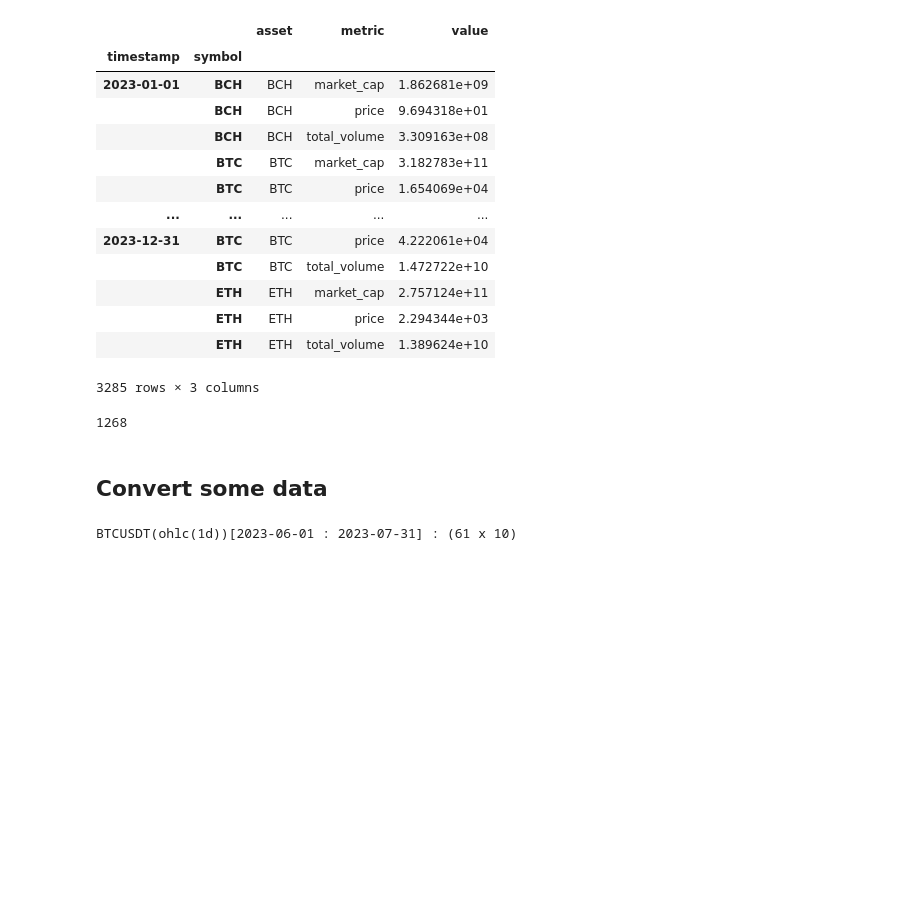
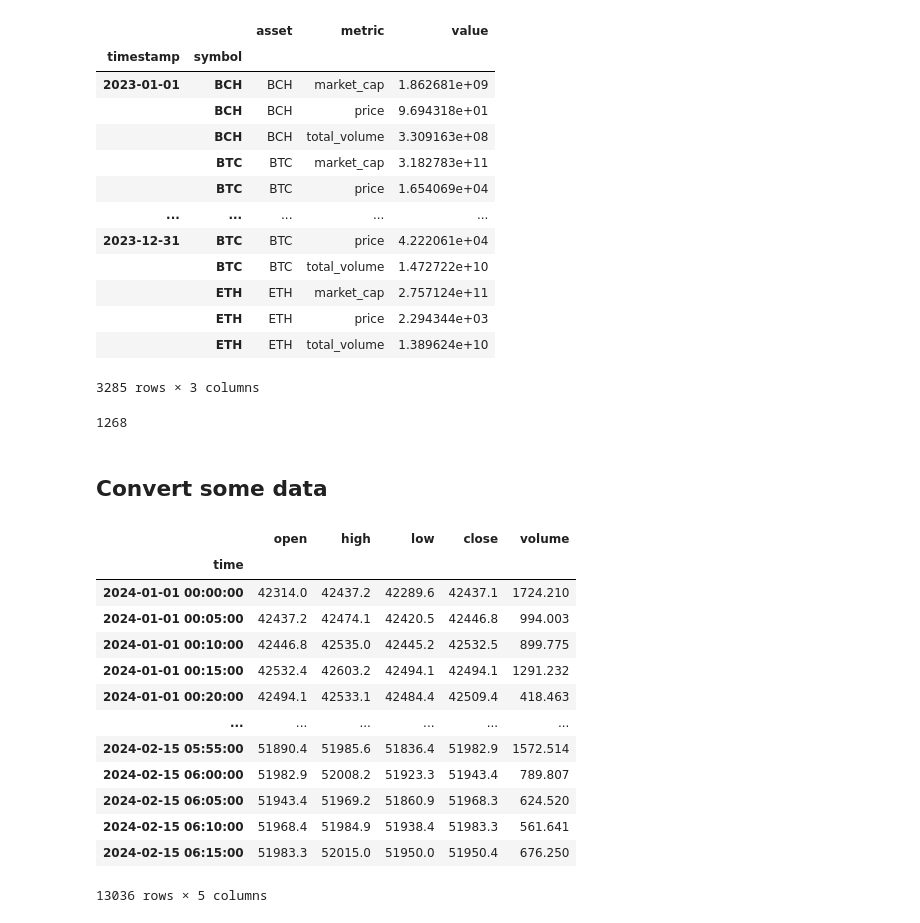
Before and after one commit to xLydianSoftware/Qubx, a Jupyter notebook: experiments/simulator/10.0 Simulator And Storage.ipynb, the cells around one changed output. Drawn from its saved outputs; the diff is of its cells as text; code cells hidden in the pictures; blank space fills up the shorter version.

Commit message:
wip: simulator tests (1'st stage) fixed

```diff
--- a/experiments/simulator/10.0 Simulator And Storage.ipynb
+++ b/experiments/simulator/10.0 Simulator And Storage.ipynb
@@ -487,10 +487,25 @@ from qubx.pandaz.utils import ohlc_resample
 # %%
 r0 = StorageRegistry.get("csv::../../tests/data/storages/csv").get_reader("BINANCE.UM", "SWAP")
 # %%
-r0.read("BTCUSDT", "ohlc(1d)")
+# ohlc_resample(r0.read("BTCUSDT", "ohlc(1min)").to_pd(), "5Min").to_csv(f"../../tests/data/storages/csv/BINANCE.UM/SWAP/BTCUSDT.5min.csv.gz")
-# %% [output]
-BTCUSDT(ohlc(1d))[2023-06-01 : 2023-07-31] : (61 x 10)
 # %%
 for s in r0.get_data_id():
     xi = r0.read(s, "ohlc(1h)", *r0.get_time_range(s, "ohlc(1h)")).to_pd()
     ohlc_resample(xi, "1d").to_csv(f"../../tests/data/storages/csv/BINANCE.UM/SWAP/{s}.1D.csv.gz")
+# %%
+r0.read("BTCUSDT", "ohlc(5min)").to_pd()
+# %% [output]
+|  | open | high | low | close | volume |
+| time |  |  |  |  |  |
+| 2024-01-01 00:00:00 | 42314.0 | 42437.2 | 42289.6 | 42437.1 | 1724.210 |
+| 2024-01-01 00:05:00 | 42437.2 | 42474.1 | 42420.5 | 42446.8 | 994.003 |
+| 2024-01-01 00:10:00 | 42446.8 | 42535.0 | 42445.2 | 42532.5 | 899.775 |
+| 2024-01-01 00:15:00 | 42532.4 | 42603.2 | 42494.1 | 42494.1 | 1291.232 |
+| 2024-01-01 00:20:00 | 42494.1 | 42533.1 | 42484.4 | 42509.4 | 418.463 |
+| ... | ... | ... | ... | ... | ... |
+| 2024-02-15 05:55:00 | 51890.4 | 51985.6 | 51836.4 | 51982.9 | 1572.514 |
+| 2024-02-15 06:00:00 | 51982.9 | 52008.2 | 51923.3 | 51943.4 | 789.807 |
+| 2024-02-15 06:05:00 | 51943.4 | 51969.2 | 51860.9 | 51968.3 | 624.520 |
+| 2024-02-15 06:10:00 | 51968.4 | 51984.9 | 51938.4 | 51983.3 | 561.641 |
+| 2024-02-15 06:15:00 | 51983.3 | 52015.0 | 51950.0 | 51950.4 | 676.250 |
+13036 rows × 5 columns
```
Also changed, not shown: 3 other files.
